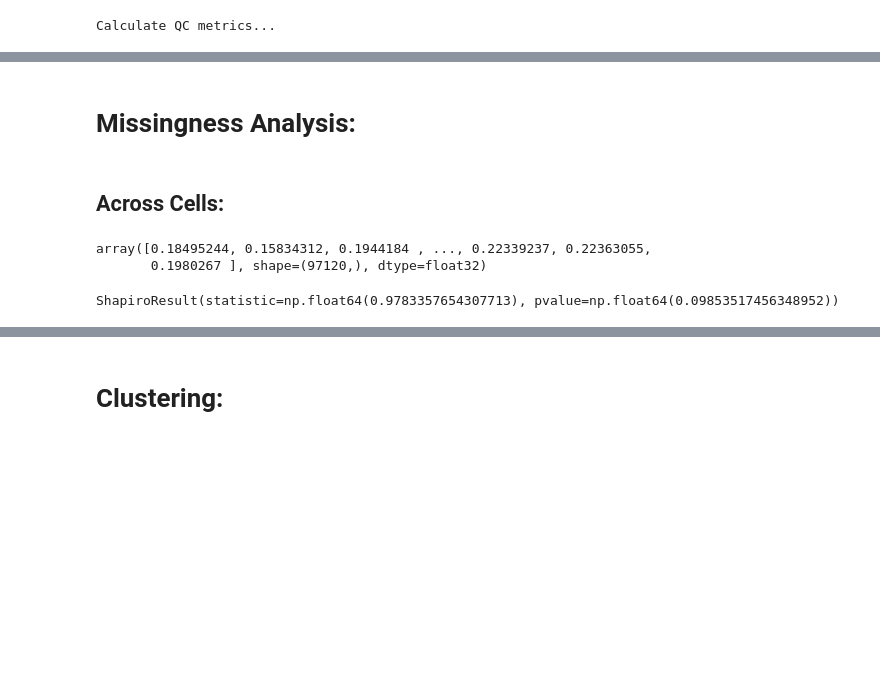
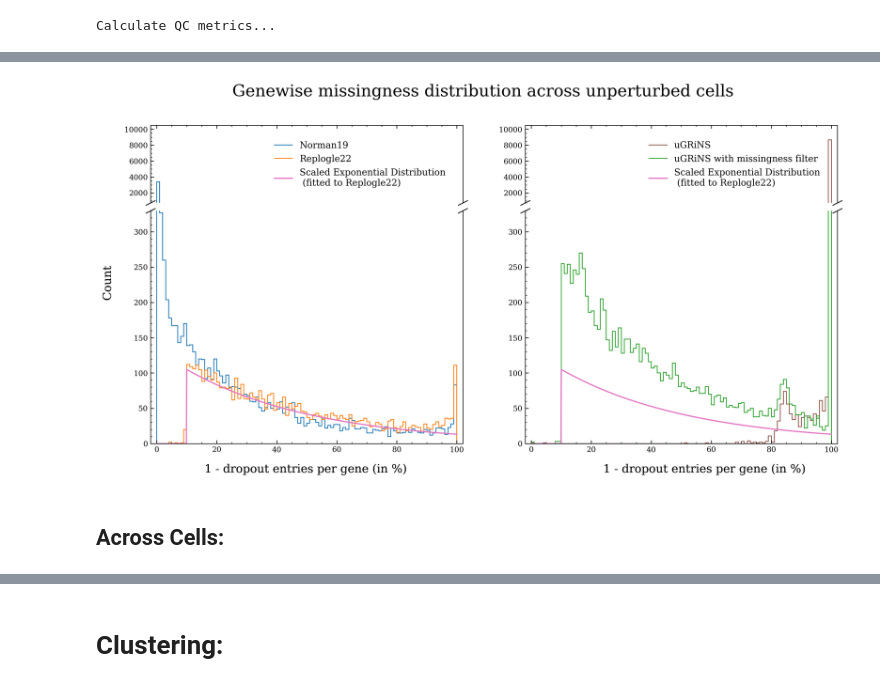
Before and after one commit to GeorgSommerer/bsc_thesis_pGRiNS, a Jupyter notebook: plot_stuff.ipynb, the cells around one changed output, grey strips where cells are left out. Saved outputs shown, nothing was run; the diff lists cells and outputs as text; code cells hidden in the pictures; blank space fills up the shorter version.

```diff
--- a/plot_stuff.ipynb
+++ b/plot_stuff.ipynb
@@ -73,4 +110,60 @@ plt.scatter(grins_data_2.var.log1p_mean_counts,grins_data_2.var.pct_dropout_by_c
-# %% [markdown]
-# Missingness Analysis:
+# %%
+fig, axs = plt.subplots(2, 2, sharex="col",figsize=(15,7),dpi=300,height_ratios=[1,3])
+fig.subplots_adjust(hspace=0.05)  # adjust space between Axes
+
+bins = 100
+replogle_y, replogle_x = np.histogram(list(100-replogle_data.var["pct_dropout_by_counts"]),bins=bins,range=(0,100))
+norman_y, norman_x = np.histogram(list(100-norman_data.var["pct_dropout_by_counts"]),bins=bins,range=(0,100))
+
+grins_y, grins_x = np.histogram(list(100-grins_data.var["pct_dropout_by_counts"]),bins=bins,range=(0,100))
+miss_grins_y, miss_grins_x = np.histogram(list(100-grins_data_2.var["pct_dropout_by_counts"]),bins=bins,range=(0,100))
+
+dense_replogle_y, dense_replogle_x = np.histogram(list(100-replogle_data.var["pct_dropout_by_counts"]),bins=bins,range=(0,100),density=True)
+pdf_fitted = expon.pdf(np.linspace(0,100,1000),loc=10,scale=np.mean(100-replogle_data.var["pct_dropout_by_counts"]))
+
+replogle_scaling_factor = np.nanmean(replogle_y/dense_replogle_y) # PDF was fitted on dense replogle, but for comparison of Norman & Replogle, actual counts are better -> scale PDF by this factor
+for j in range(2):
+    ax1 = axs[0,j]
+    ax2 = axs[1,j]
+    if j == 0:
+        ax1.stairs(norman_y,norman_x,label="Norman19",color=prop_cycle[0])
+        ax2.stairs(norman_y,norman_x,color=prop_cycle[0])
+
+        ax1.stairs(replogle_y,replogle_x, label="Replogle22",color=prop_cycle[1])
+        ax2.stairs(replogle_y,replogle_x,color=prop_cycle[1])
+    else:
+        ax1.stairs(grins_y,grins_x, label="uGRiNS",color=prop_cycle[5])
+        ax2.stairs(grins_y,grins_x,color=prop_cycle[5])
+
+
+        ax1.stairs(miss_grins_y,miss_grins_x, label="uGRiNS with missingness filter",color=prop_cycle[2])
+        ax2.stairs(miss_grins_y,miss_grins_x,color=prop_cycle[2])
+
+    ax2.plot(np.linspace(0,100,1000),replogle_scaling_factor*pdf_fitted,color=prop_cycle[6])
+    ax1.plot(np.linspace(0,100,1000),replogle_scaling_factor*pdf_fitted,color=prop_cycle[6],label="Scaled Exponential Distribution \n (fitted to Replogle22)")
+
+    ax2.set_ylim(0,330)
+    ax1.set_ylim(750,10500)
+
+    ax1.spines.bottom.set_visible(False)
+    ax2.spines.top.set_visible(False)
+    ax1.xaxis.tick_top()
+    ax1.tick_params(labeltop=False)  # don't put tick labels at the top
+    ax2.xaxis.tick_bottom()
+
+    d = .5  # proportion of vertical to horizontal extent of the slanted line
+    kwargs = dict(marker=[(-1, -d), (1, d)], markersize=12,
+                linestyle="none", color='k', mec='k', mew=1, clip_on=False)
+    ax1.plot([0, 1], [0, 0], transform=ax1.transAxes, **kwargs)
+    ax2.plot([0, 1], [1, 1], transform=ax2.transAxes, **kwargs)
+
+    fig.text(0.3, 0.04, '1 - dropout entries per gene (in %)', ha='center',fontsize=14)
+    fig.text(0.75, 0.04, '1 - dropout entries per gene (in %)', ha='center',fontsize=14)
+    fig.text(0.07, 0.5, 'Count', va='center', rotation='vertical',fontsize=14)
+    ax1.legend(loc="upper right",bbox_to_anchor=(0.98,0.9),fontsize=11)
+    plt.suptitle("Genewise missingness distribution across unperturbed cells",fontsize=20)
+plt.show()
+# %% [output]
+[figure, added]
 # %% [markdown]
 ## Across Cells:
@@ -81,9 +169,0 @@ import statsmodels.api as sm
-# %%
-np.asarray(cell_mean).squeeze()
-# %% [output]
-array([0.18495244, 0.15834312, 0.1944184 , ..., 0.22339237, 0.22363055,
-       0.1980267 ], shape=(97120,), dtype=float32)
-# %%
-stats.shapiro(np.asarray(cell_mean)[:100].squeeze())
-# %% [output]
-ShapiroResult(statistic=np.float64(0.9783357654307713), pvalue=np.float64(0.09853517456348952))
```
Also changed, not shown: parts of 23 cells of this notebook, 7 other files.
